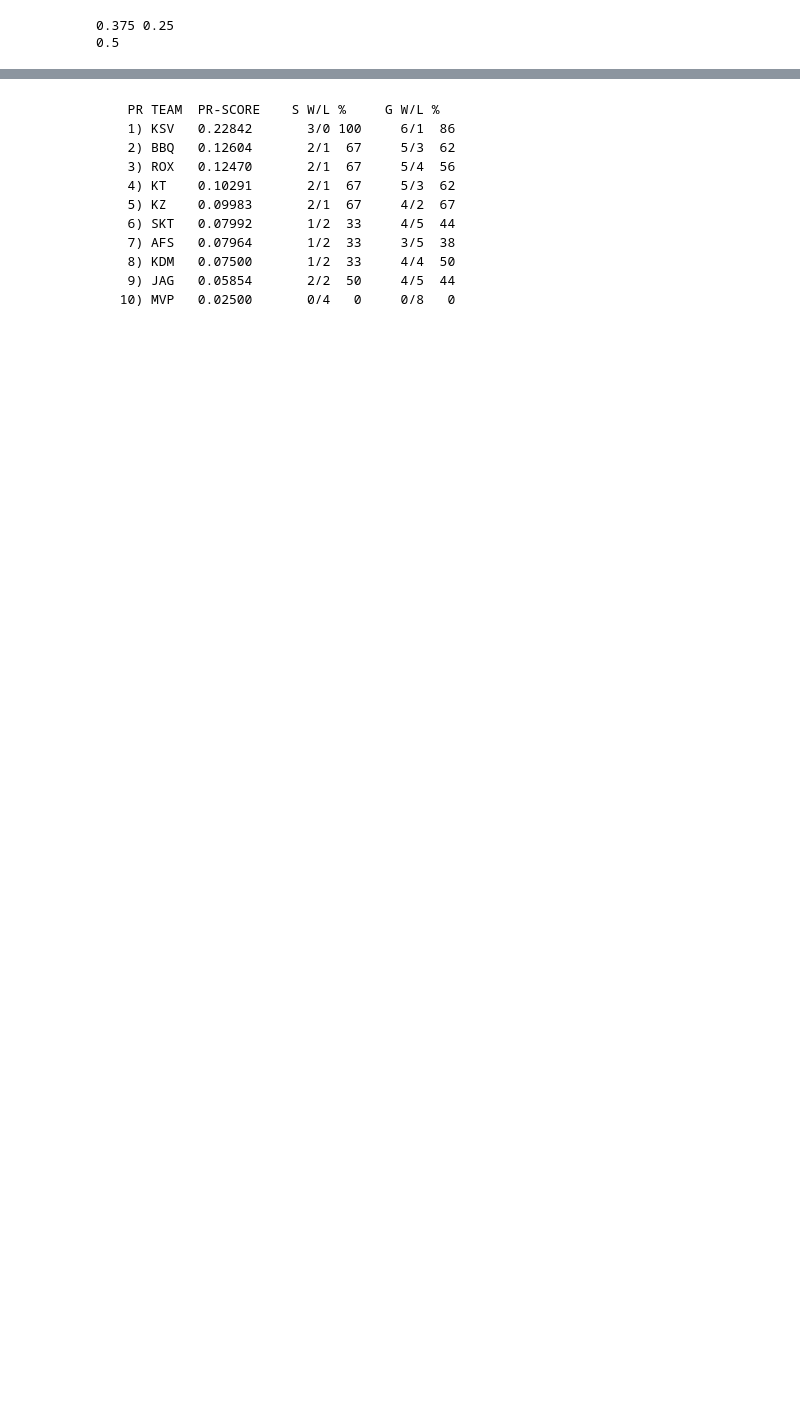
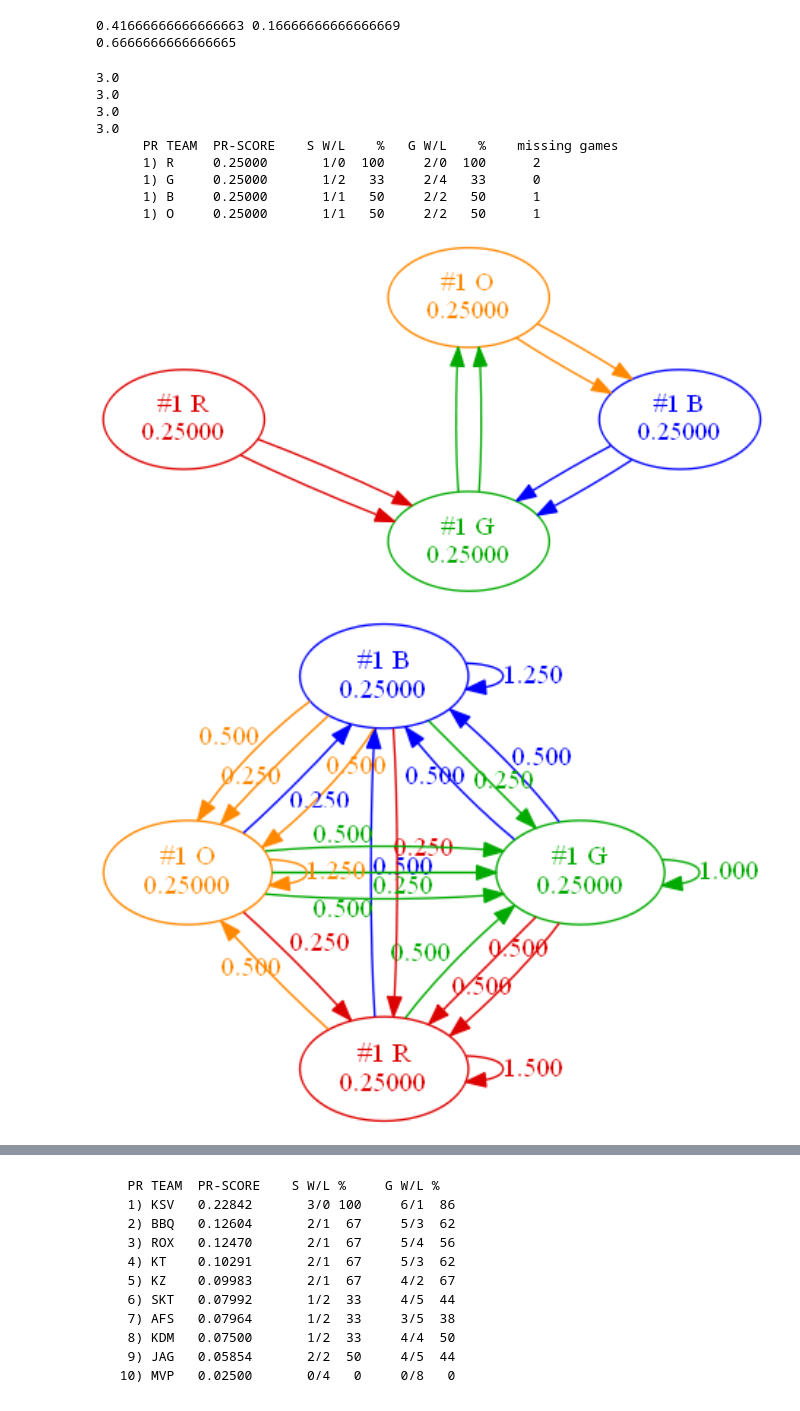
Before and after one commit to MingweiSamuel/LCS-PageRank, a Jupyter notebook: week2_na.ipynb, the cells around one changed output, grey strips where cells are left out. Drawn from its saved outputs; the diff is of its cells as text; code cells hidden in the pictures; blank space fills up the shorter version.

Commit message:
balancing 2-1 games, trying to fix disparate games/series played

```diff
--- a/week2_na.ipynb
+++ b/week2_na.ipynb
@@ -12,7 +12,7 @@ def near(a, b, rtol = 1e-5, atol = 1e-8):
     return np.abs(a-b)<(atol+rtol*np.abs(b))
 
 # percent a 2-1 is worth relative to a 2-0
-pct_sweep = 0.5 #2 / 3
+pct_sweep = 2 / 3
 pct_win = (pct_sweep + 1) / 4
 pct_lose = (1 - pct_sweep) / 2
 print(pct_win, pct_lose)
@@ -20,7 +20,6 @@ print(pct_win * 2 - pct_lose)
 
 def rank(teams, teamcolors, games):
 
-    games_per_team = len(games) * 2 / len(teams)
     wl = { team: [0, 0] for team in teams }
 
     G = nx.MultiDiGraph()
@@ -42,30 +41,48 @@ def rank(teams, teamcolors, games):
                 G.add_edge(w, l, weight=0.5)
                 G.add_edge(w, l, weight=0.5)
 
+    max_games_per_team = max(map(sum, wl.values()))
+
     #G_forw = G.copy()
     G_back = G.copy()
     G_back = G_back.reverse()
 
     for team in teams:
-        self_weight = games_per_team - sum(map(lambda e: e[2]['weight'], G_back.out_edges(team, data=True)))
+        missing_games = max_games_per_team - sum(wl[team])
+        if missing_games > 0:
+            for enemy in teams:
+                if enemy != team:
+                    G_back.add_edge(team, enemy, weight = missing_games / len(teams))
+
+        self_weight = max_games_per_team - sum(map(lambda e: e[2]['weight'], G_back.out_edges(team, data=True)))
+        #self_weight += missing_games / len(teams)
+
         #self_weight = games_per_team - wl[team][1]
-        print(team, self_weight)
+        #print(team, self_weight)
         if self_weight > 0:
             G_back.add_edge(team, team, weight=self_weight)
+
+        print(sum(map(lambda e: e[2]['weight'], G_back.out_edges(team, data=True))))
+
 
 
     pr = nx.pagerank_numpy(G_back, alpha=0.75)
 
     sorts = list(sorted(pr.keys(), key=lambda k: pr[k], reverse=True))
 
-    print('      PR TEAM  PR-SCORE    S W/L   %   G W/L   %')
+    print('      PR TEAM  PR-SCORE    S W/L    %   G W/L    %    missing games')
+    rank = 1
+    ranks = {}
     for i in range(len(sorts)):
         team = sorts[i]
+        if i > 0 and pr[team] < pr[sorts[i - 1]] - 1e-3: # threshold
+            rank = i + 1
+        ranks[team] = rank
         wins = len(G.out_edges(team))
         losses = len(G.in_edges(team))
-        print('    {:3d}) {:5s} {:.5f}       {:d}/{:d} {:3.0f}     {:d}/{:d} {:3.0f}'.format(
-            i + 1, team, pr[team], wl[team][0], wl[team][1], 100 * wl[team][0] / sum(wl[team]),
-            wins, losses, 100 * wins / (wins + losses)))
+        print('    {:3d}) {:5s} {:.5f}       {:d}/{:<2d} {:3.0f}     {:d}/{:<2d} {:3.0f}    {:3d}'.format(
+            rank, team, pr[team], wl[team][0], wl[team][1], 100 * wl[team][0] / sum(wl[team]),
+            wins, losses, 100 * wins / (wins + losses), max_games_per_team - sum(wl[team])))
 
     P = nx.drawing.nx_pydot.to_pydot(G)
 
@@ -74,7 +91,7 @@ def rank(teams, teamcolors, games):
         node = P.get_node(team)[0]
         node.set_color(color)
         node.set_fontcolor(color)
-        node.set_label('#{} {}\n{:.5f}'.format(sorts.index(team) + 1, team, pr[team]))
+        node.set_label('#{} {}\n{:.5f}'.format(ranks[team], team, pr[team]))
     for edge in P.get_edges():
         color = teamcolors[edge.get_source()]
         edge.set_color(color)
@@ -92,7 +109,7 @@ def rank(teams, teamcolors, games):
         node = P2.get_node(team)[0]
         node.set_color(color)
         node.set_fontcolor(color)
-        node.set_label('#{} {}\n{:.5f}'.format(sorts.index(team) + 1, team, pr[team]))
+        node.set_label('#{} {}\n{:.5f}'.format(ranks[team], team, pr[team]))
     for edge in P2.get_edges():
         color = teamcolors[edge.get_destination()]
         edge.set_color(color)
@@ -102,5 +119,41 @@ def rank(teams, teamcolors, games):
 
     display(im2)
 # %% [output]
-0.375 0.25
-0.5
+0.41666666666666663 0.16666666666666669
+0.6666666666666665
+# %%
+test = {
+    'teams': [
+        'R',
+        'G',
+        'B',
+        'O',
+    ],
+    'teamcolors': {
+        'R': '#dd0000',
+        'G': '#00aa00',
+        'B': '#0000ff',
+        'O': '#ff8800',
+    },
+    'games': [
+        # (a, b, a wins, b wins)
+        ('R', 'G', 2, 0),
+        ('G', 'B', 0, 2),
+        ('B', 'O', 0, 2),
+        #('O', 'R', 2, 0),
+        ('G', 'O', 2, 0),
+    ]
+}
+rank(**test)
+# %% [output]
+3.0
+3.0
+3.0
+3.0
+      PR TEAM  PR-SCORE    S W/L    %   G W/L    %    missing games
+      1) R     0.25000       1/0  100     2/0  100      2
+      1) G     0.25000       1/2   33     2/4   33      0
+      1) B     0.25000       1/1   50     2/2   50      1
+      1) O     0.25000       1/1   50     2/2   50      1
+[figure, added]
+[figure, added]
```
Also changed, not shown: parts of 4 cells of this notebook.
